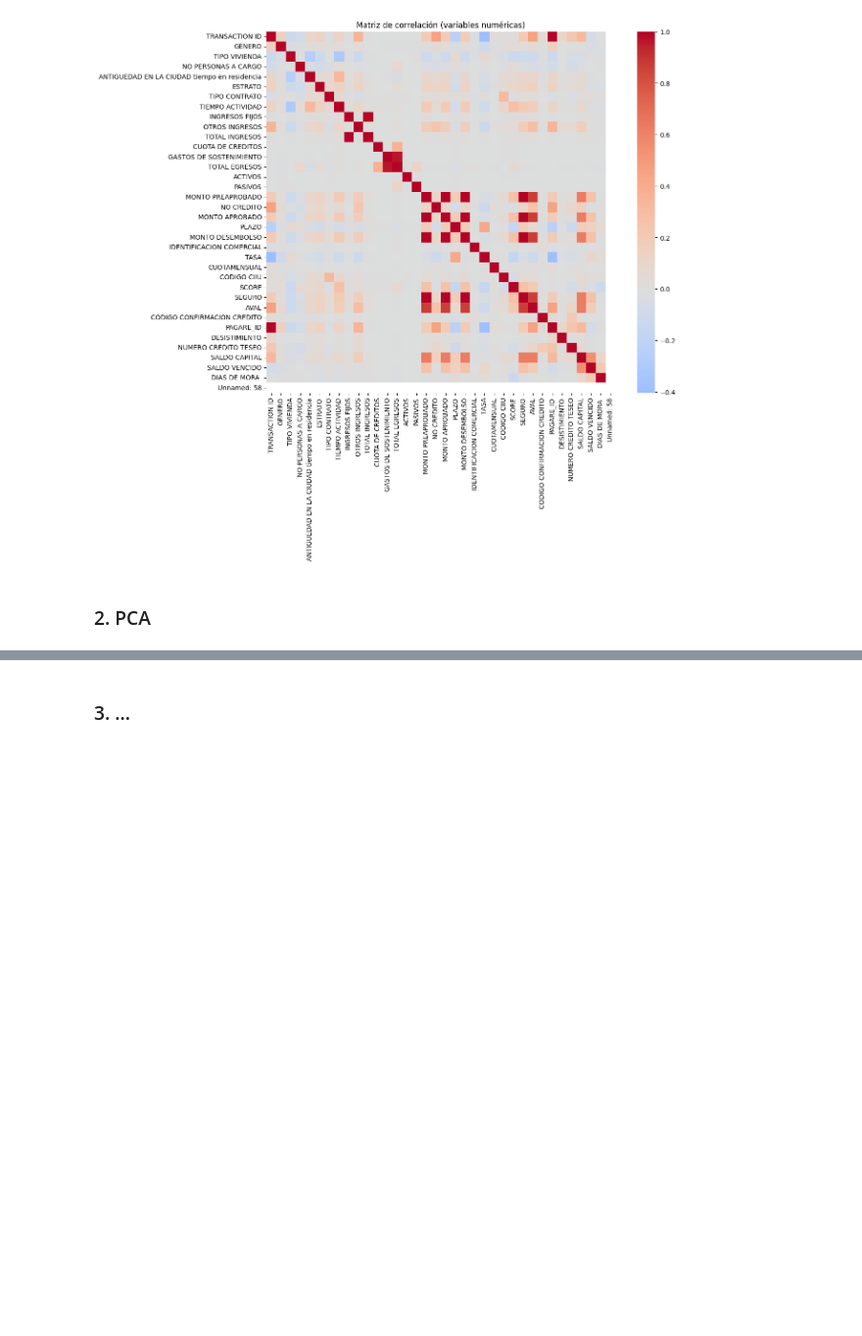
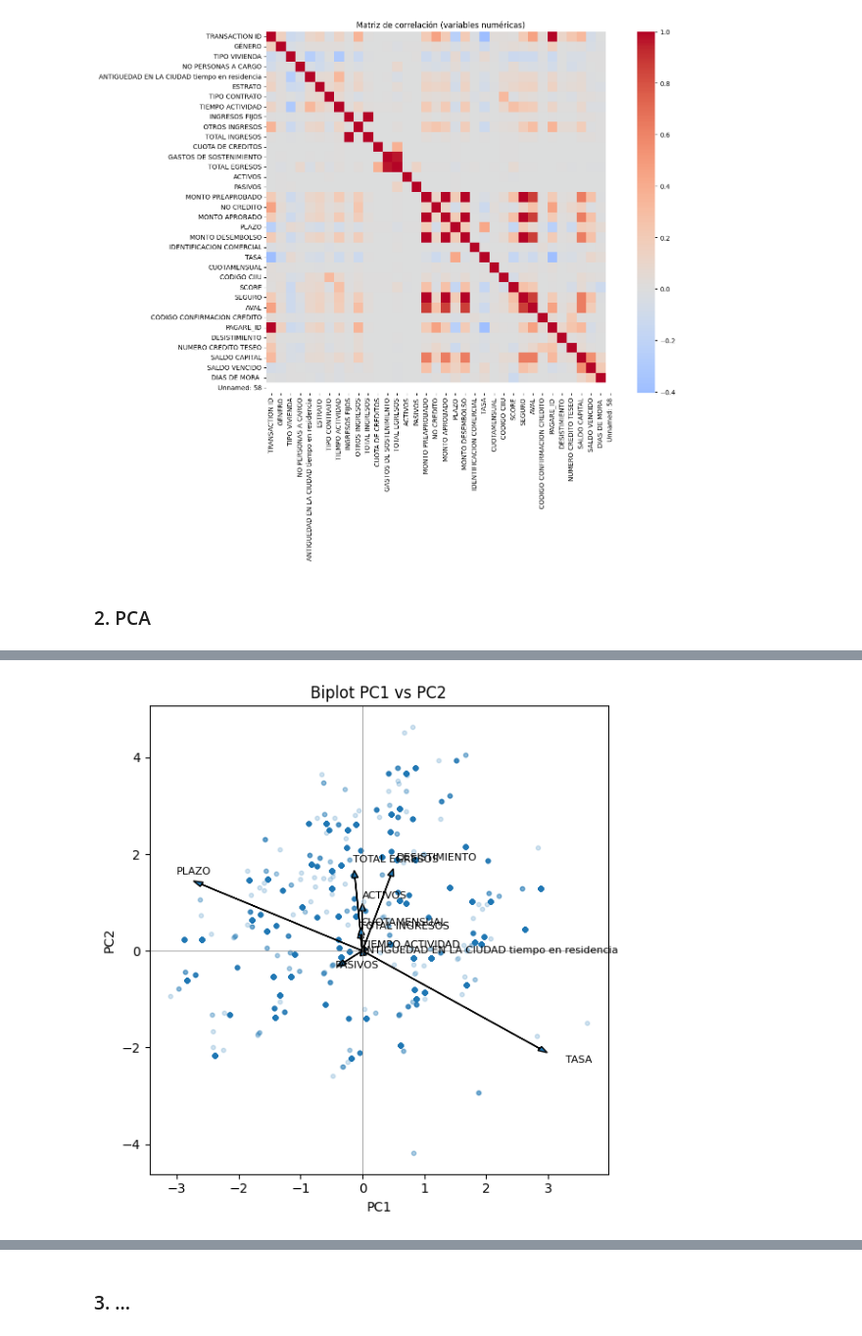
Before and after one commit to pabloramosr/Dentix_score, a Jupyter notebook: dentix.ipynb, the cells around one changed output, grey strips where cells are left out. Shown: that part at 98% size. Saved outputs shown, nothing was run; the diff lists cells and outputs as text; code cells hidden in the pictures; blank space fills up the shorter version.

```diff
--- a/dentix.ipynb
+++ b/dentix.ipynb
@@ -48,7 +44,7 @@ drop_cols = [
     'FECHA APROBACIÓN', 'FECHA DESEMBOLSO', 'FCREACION DENTICUOTAS', 'FINANCIERA',
     'LUGAR NACIMIENTO', 'OPERACION MONEDA EXTRAGERA', 'CODIGO CONFIRMACION CREDITO',
     'PAGARE_ID', 'NUMERO CREDITO TESEO', 'SALDO CAPITAL', 'SALDO VENCIDO', 'Unnamed: 58',
-    'CIUDAD', 'DIAS DE MORA ', 'NO CREDITO', 'AVAL'
+    'CIUDAD', 'DIAS DE MORA ', 'NO CREDITO', 'AVAL', 'Unnamed: 60', 'Unnamed: 59'
 ]
 
 data = data.drop(columns= drop_cols)
@@ -353,0 +376,21 @@ Name: DIAS DE MORA , dtype: float64
+# %%
+# Estandarizar
+sc = StandardScaler()
+X1 = sc.fit_transform(data_pca1)
+
+# PCA
+pca1 = PCA()
+
+Z1 = pca1.fit_transform(X1)  # scores
+expl = pca1.explained_variance_ratio_
+# Varianza explicada de todas las componentes
+for i, var in enumerate(expl):
+    print(f"PC{i+1}: {var*100:.2f}%")
+
+loadings1 = pd.DataFrame(
+    pca1.components_.T,
+    index=data_pca1.columns,
+    columns=[f"PC{i+1}" for i in range(pca1.n_components_)]
+)
+
+print(loadings1)
@@ -353,0 +415,23 @@ Name: DIAS DE MORA , dtype: float64
+# %%
+pc1_idx, pc2_idx = 0, 1
+
+plt.figure(figsize=(6,6))
+# scores
+plt.scatter(Z1[:, pc1_idx], Z1[:, pc2_idx], alpha=0.2, s=10)
+
+
+for i, var in enumerate(data_pca1.columns):
+    x = loadings1.iloc[i, pc1_idx] * 5
+    y = loadings1.iloc[i, pc2_idx] * 5
+    plt.arrow(0, 0, x, y, head_width=0.1, length_includes_head=True)
+    plt.text(x*1.1, y*1.1, var, fontsize=8)
+
+plt.axhline(0, color='grey', linewidth=0.5)
+plt.axvline(0, color='grey', linewidth=0.5)
+plt.xlabel("PC1")
+plt.ylabel("PC2")
+plt.title("Biplot PC1 vs PC2")
+plt.tight_layout()
+plt.show()
+# %% [output]
+[figure, added]
```
Also changed, not shown: parts of 8 cells of this notebook, 1 other file.
